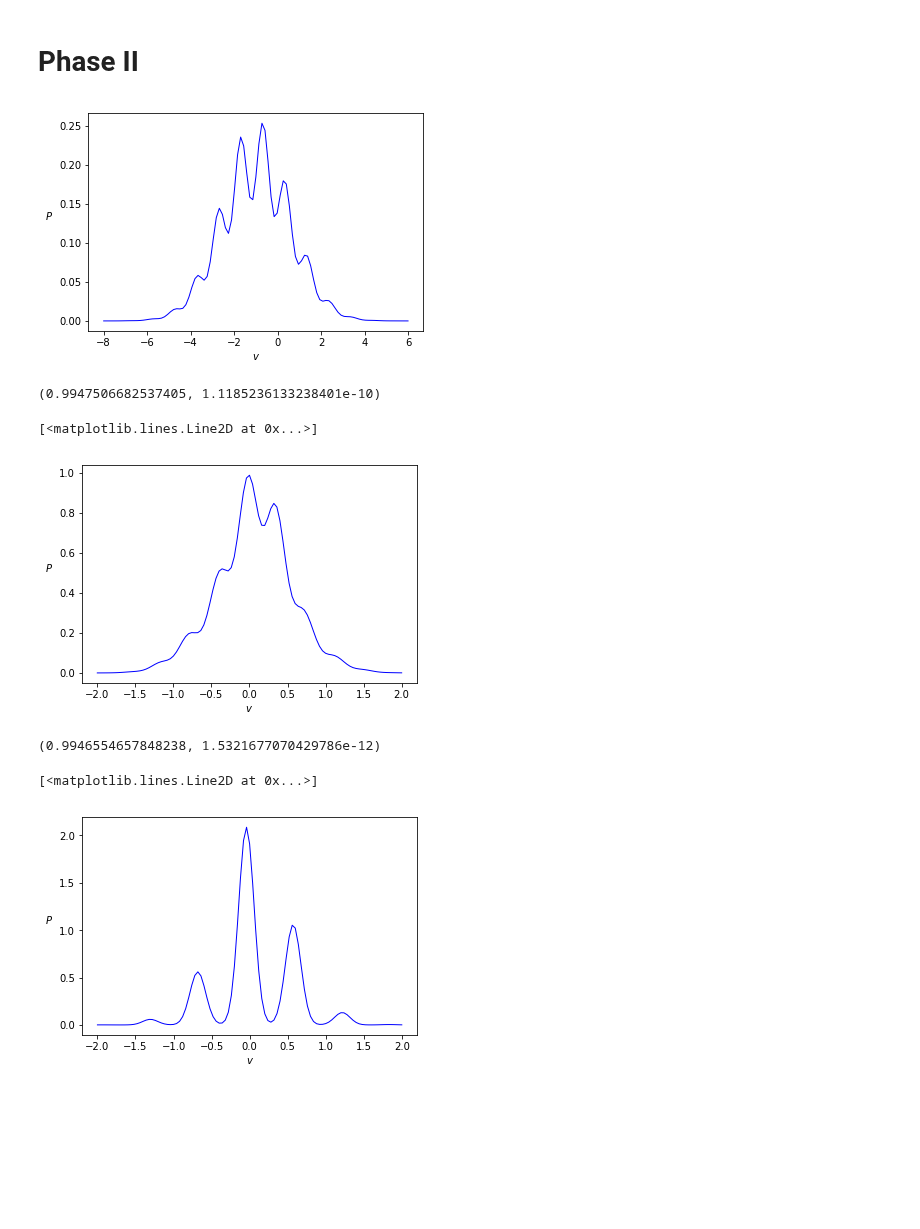
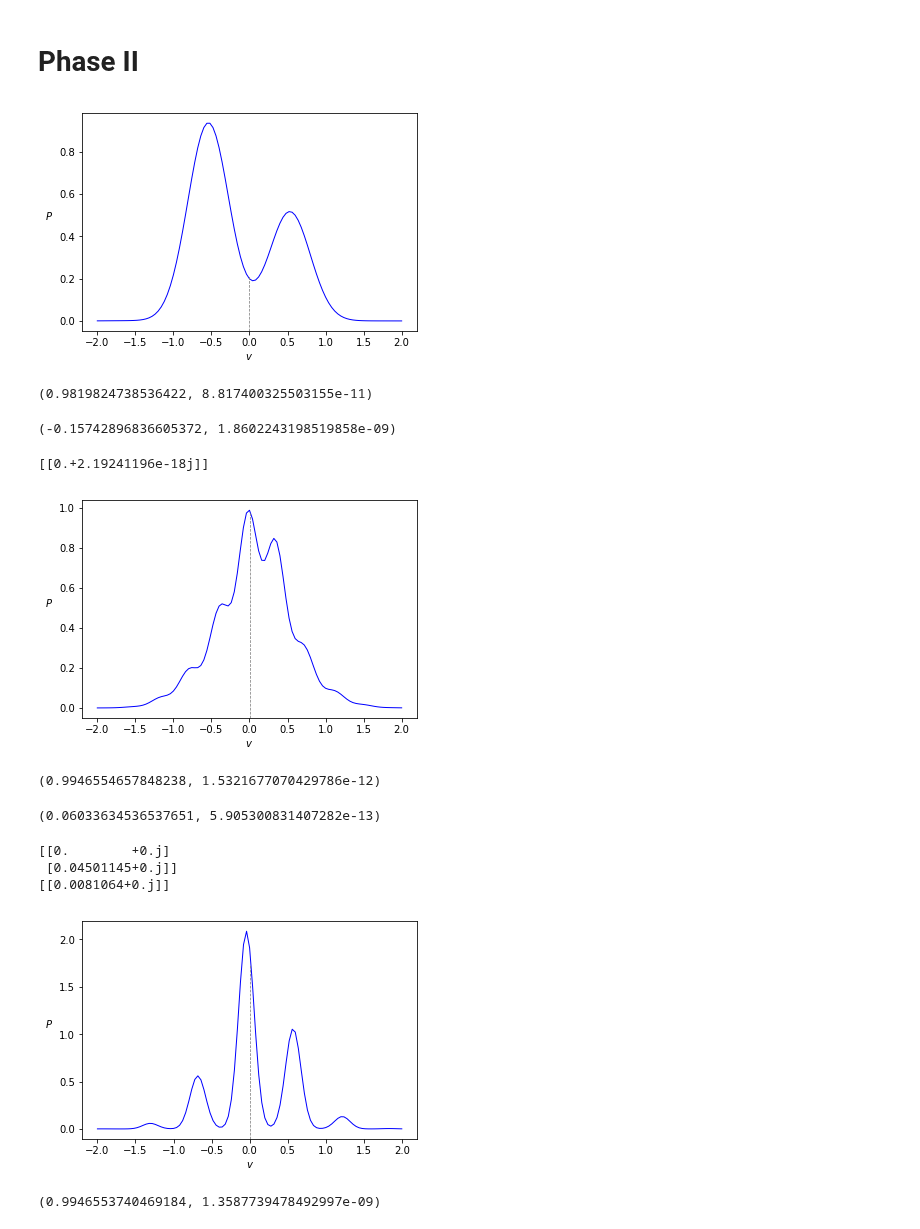
Before and after one commit to RiemannAI/theta, a Jupyter notebook: examples/Pv_plots.ipynb, the cells around one changed output. Cells and saved outputs as stored; diff of their text form; code cells hidden in the pictures; blank space fills up the shorter version.

Commit message:
Mean added to Pv plots

```diff
--- a/examples/Pv_plots.ipynb
+++ b/examples/Pv_plots.ipynb
@@ -166,35 +176,51 @@ print(1.0/(2j*np.pi)*invT.dot(W).dot( R ) )
 # %% [markdown]
 # Phase II
 # %%
-Q = np.diag([4.1])
-T = np.diag([0.4])
+Q = np.diag([1.7])
+T = np.diag([4.4])
 
 Bv = np.zeros((1,1))
 Bv[0,0] = 0.4
 
 Bh = np.zeros((1,1), dtype=complex)
-Bh[0,0] = 4j
+Bh[0,0] = 3j
 
 W = np.zeros((1,1), dtype=complex)
-W[0,0] = 6j
+W[0,0] = 4j
 
-X = np.linspace(-8,6, 101)
+X = np.linspace(-2,2, 101)
 X = X.reshape((1,X.shape[0]))
 
 P=rtbm_probability(X, Bv, Bh, T, W, Q, 2)
 
 plt.xlabel("$v$")
 plt.ylabel('$P$', rotation=0, labelpad=10)
 
 plt.plot(X.flatten(), P[0],"b-", linewidth='1')
-
+plt.axvline(0,0, 0.25, color="gray", linestyle="--", linewidth=0.75)
 #plt.savefig("PvPhaseII-1.eps", format="eps")
 # %% [output]
-[figure, old version]
+[figure, new version]
 # %%
-scipy.integrate.quad(lambda x: np.real(rtbm_probability(np.array([[x]]), Bv, Bh, T, W, Q,mode=2)[0][0]), -8, 8)
+scipy.integrate.quad(lambda x: np.real(rtbm_probability(np.array([[x]]), Bv, Bh, T, W, Q, mode=2)[0][0]), -20, 20)
 # %% [output]
-(0.9947506682537405, 1.1185236133238401e-10)
+(0.9819824738536422, 8.817400325503155e-11)
+# %%
+scipy.integrate.quad(lambda x: np.real(x*rtbm_probability(np.array([[x]]), Bv, Bh, T, W, Q,mode=2)[0][0]), -20, 20)
+# %% [output]
+(-0.15742896836605372, 1.8602243198519858e-09)
+# %%
+# Mean test
+invT = np.linalg.inv(T)
+BvT = Bv.T
+BhT = Bh.T
+BiTB = np.dot(np.dot(BvT, invT), Bv)
+BtiTW = np.dot(np.dot(BvT, invT), W)
+WtiTW = np.dot(np.dot(W.T, invT), W)
+
+print(1.0/(2j*np.pi)*invT*W*RiemannTheta.normalized_eval((BhT - BtiTW) / (2.0j * np.pi) , (-Q + WtiTW)/ (2.0j * np.pi), mode=1, derivs=np.array( [ [1] ]  )  ) )
+# %% [output]
+[[0.+2.19241196e-18j]]
 # %%
 Q = np.diag([5,4.8])
 T = np.diag([3.8])
@@ -219,15 +245,34 @@ plt.xlabel("$v$")
 plt.ylabel('$P$', rotation=0, labelpad=10)
 
 plt.plot(X.flatten(), P[0],"b-", linewidth='1')
-
+plt.axvline(0.01,0, 0.94, color="gray", linestyle="--", linewidth=0.75)
 #plt.savefig("PvPhaseII-2.eps", format="eps")
 # %% [output]
-[<matplotlib.lines.Line2D at 0x...>]
-[figure, old version]
+[figure, new version]
 # %%
 scipy.integrate.quad(lambda x: np.real(rtbm_probability(np.array([[x]]), Bv, Bh, T, W, Q,mode=2)[0][0]), -2, 2)
 # %% [output]
 (0.9946554657848238, 1.5321677070429786e-12)
+# %%
+scipy.integrate.quad(lambda x: np.real(x*rtbm_probability(np.array([[x]]), Bv, Bh, T, W, Q,mode=2)[0][0]), -2, 2)
+# %% [output]
+(0.06033634536537651, 5.905300831407282e-13)
+# %%
+# Mean test
+invT = np.linalg.inv(T)
+BvT = Bv.T
+BhT = Bh.T
+BiTB = np.dot(np.dot(BvT, invT), Bv)
+BtiTW = np.dot(np.dot(BvT, invT), W)
+WtiTW = np.dot(np.dot(W.T, invT), W)
+
+R = RiemannTheta.normalized_eval((BhT - BtiTW) / (2.0j * np.pi) , (-Q + WtiTW)/ (2.0j * np.pi), mode=2, derivs=np.array( [ [1,0],[0,1] ]  )  )
+print(R)
+print(1.0/(2j*np.pi)*invT.dot(W).dot( R ) )
+# %% [output]
+[[0.        +0.j]
+ [0.04501145+0.j]]
+[[0.0081064+0.j]]
 # %%
 Q = np.diag([1,4.8])
 T = np.diag([3.8])
@@ -252,8 +297,12 @@ plt.xlabel("$v$")
 plt.ylabel('$P$', rotation=0, labelpad=10)
 
 plt.plot(X.flatten(), P[0],"b-", linewidth='1')
+plt.axvline(0.01,0, 0.8, color="gray", linestyle="--", linewidth=0.75)
 
 #plt.savefig("PvPhaseII-3.eps", format="eps")
 # %% [output]
-[<matplotlib.lines.Line2D at 0x...>]
-[figure, old version]
+[figure, new version]
+# %%
+scipy.integrate.quad(lambda x: np.real(rtbm_probability(np.array([[x]]), Bv, Bh, T, W, Q,mode=2)[0][0]), -2, 2)
+# %% [output]
+(0.9946553740469184, 1.3587739478492997e-09)
```
Also changed, not shown: parts of 8 cells of this notebook.
